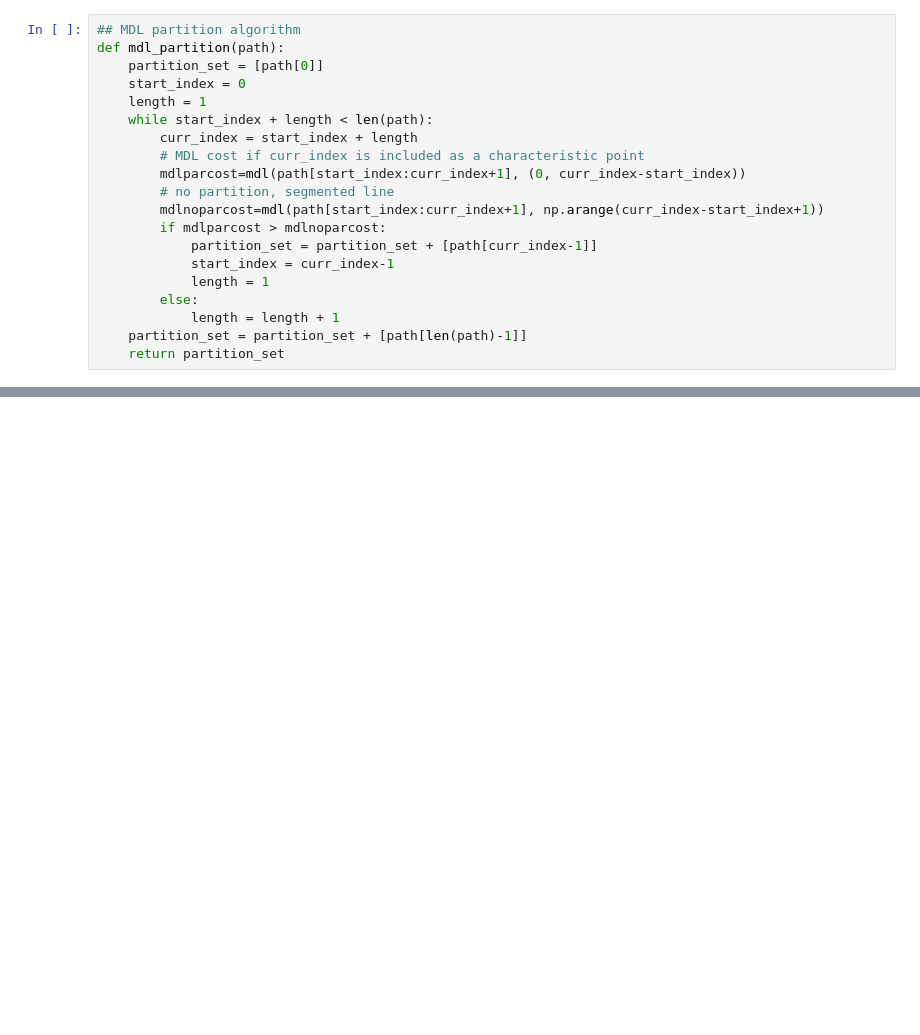
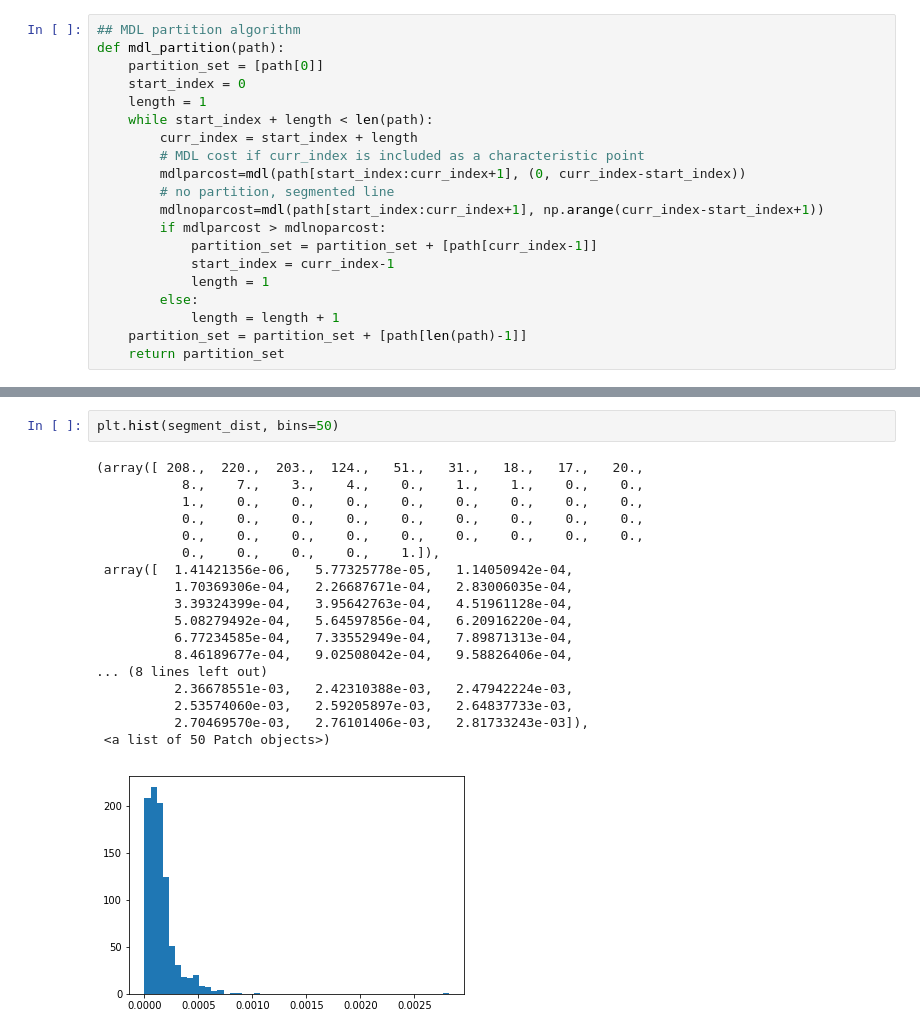
Before and after one commit to shengcode/CSE523, a Jupyter notebook: test.ipynb, the cells around one changed output, grey strips where cells are left out. Drawn from its saved outputs; the diff is of its cells as text; blank space fills up the shorter version.

```diff
--- a/test.ipynb
+++ b/test.ipynb
@@ -122,0 +147,21 @@ plt.plot(x[[0,1]][:400][0], x[[0,1]][:400][1])
+# %%
+plt.hist(segment_dist, bins=50)
+# %% [output]
+(array([ 208.,  220.,  203.,  124.,   51.,   31.,   18.,   17.,   20.,
+           8.,    7.,    3.,    4.,    0.,    1.,    1.,    0.,    0.,
+           1.,    0.,    0.,    0.,    0.,    0.,    0.,    0.,    0.,
+           0.,    0.,    0.,    0.,    0.,    0.,    0.,    0.,    0.,
+           0.,    0.,    0.,    0.,    0.,    0.,    0.,    0.,    0.,
+           0.,    0.,    0.,    0.,    1.]),
+ array([  1.41421356e-06,   5.77325778e-05,   1.14050942e-04,
+          1.70369306e-04,   2.26687671e-04,   2.83006035e-04,
+          3.39324399e-04,   3.95642763e-04,   4.51961128e-04,
+          5.08279492e-04,   5.64597856e-04,   6.20916220e-04,
+          6.77234585e-04,   7.33552949e-04,   7.89871313e-04,
+          8.46189677e-04,   9.02508042e-04,   9.58826406e-04,
+... (8 lines left out)
+          2.36678551e-03,   2.42310388e-03,   2.47942224e-03,
+          2.53574060e-03,   2.59205897e-03,   2.64837733e-03,
+          2.70469570e-03,   2.76101406e-03,   2.81733243e-03]),
+ <a list of 50 Patch objects>)
+[figure, added]
```
Also changed, not shown: parts of 19 cells of this notebook.
